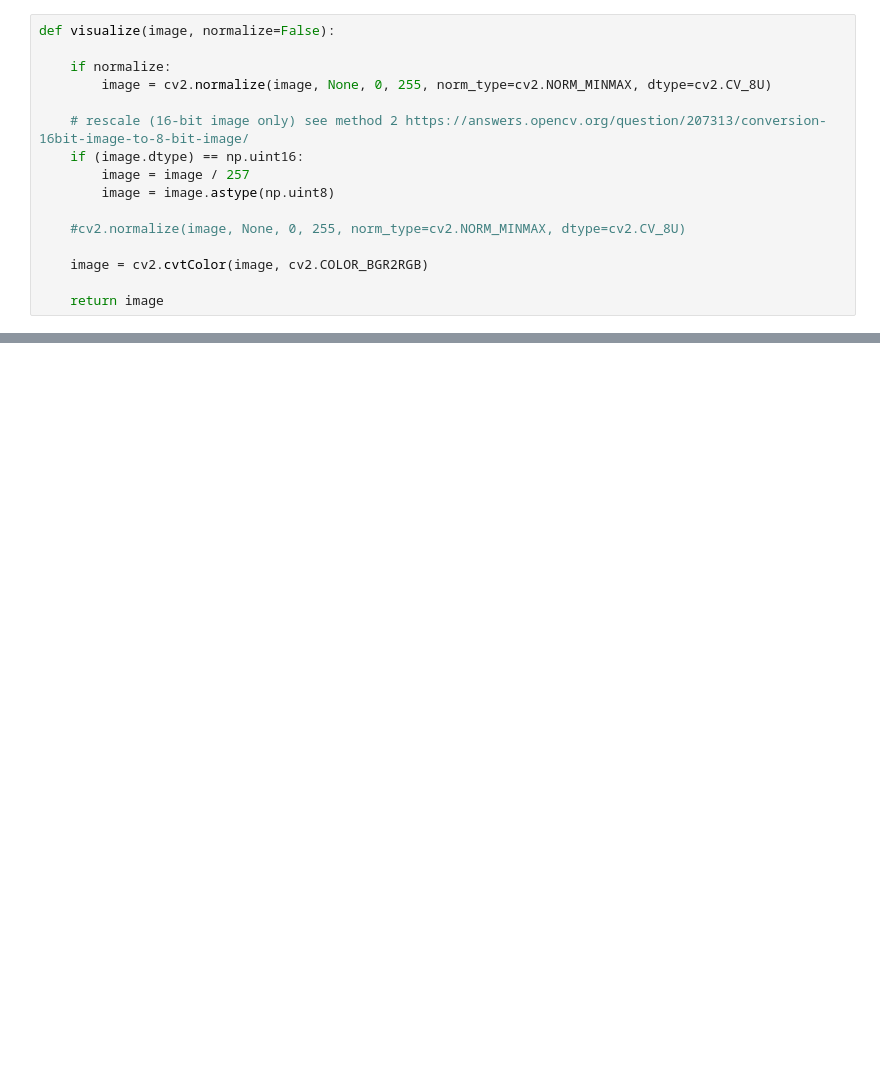
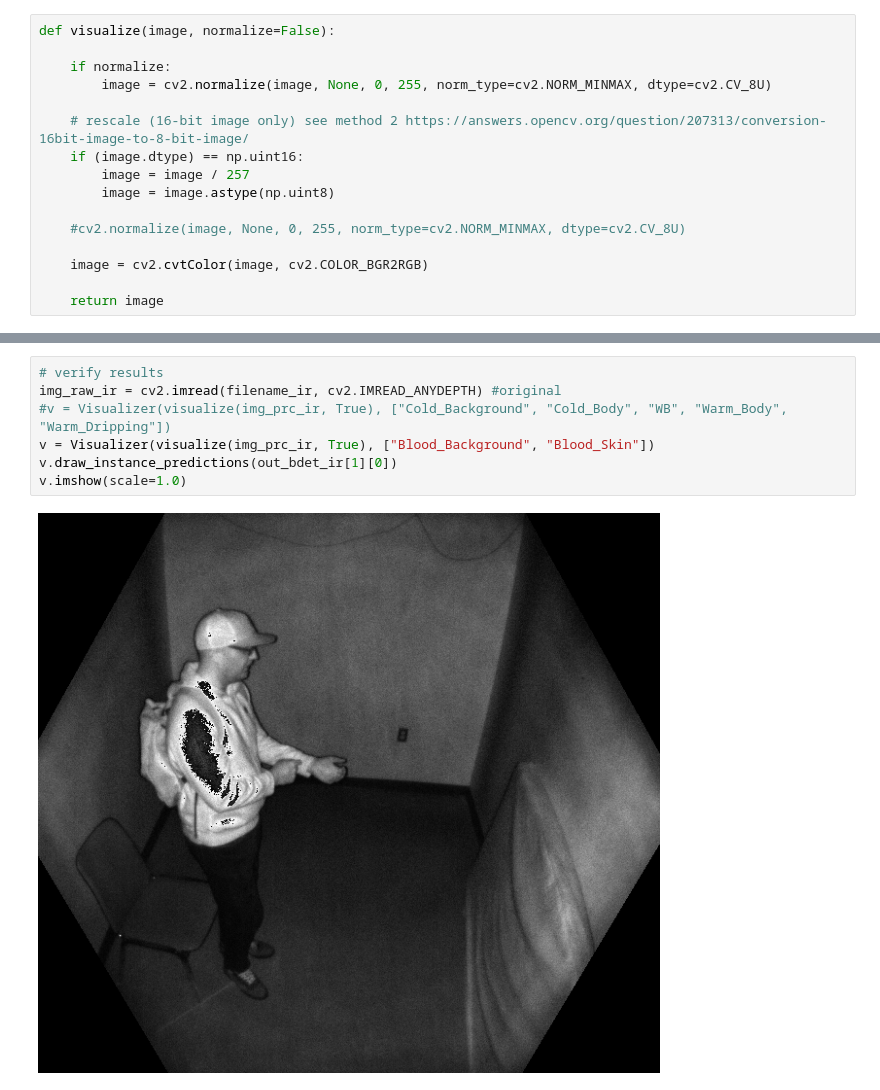
Before and after one commit to ajvalenc/spectronix-blood, a Jupyter notebook: notebooks/demo_torchscript_labels.ipynb, the cells around one changed output, grey strips where cells are left out. Cells and saved outputs as stored; diff of their text form; blank space fills up the shorter version.

```diff
--- a/notebooks/demo_torchscript_labels.ipynb
+++ b/notebooks/demo_torchscript_labels.ipynb
@@ -122,0 +127,9 @@ v.imshow(scale=1.0)
+# %%
+# verify results
+img_raw_ir = cv2.imread(filename_ir, cv2.IMREAD_ANYDEPTH) #original
+#v = Visualizer(visualize(img_prc_ir, True), ["Cold_Background", "Cold_Body", "WB", "Warm_Body", "Warm_Dripping"])
+v = Visualizer(visualize(img_prc_ir, True), ["Blood_Background", "Blood_Skin"])
+v.draw_instance_predictions(out_bdet_ir[1][0])
+v.imshow(scale=1.0)
+# %% [output]
+[figure, added]
```
Also changed, not shown: parts of 12 cells of this notebook, 6 other files.
